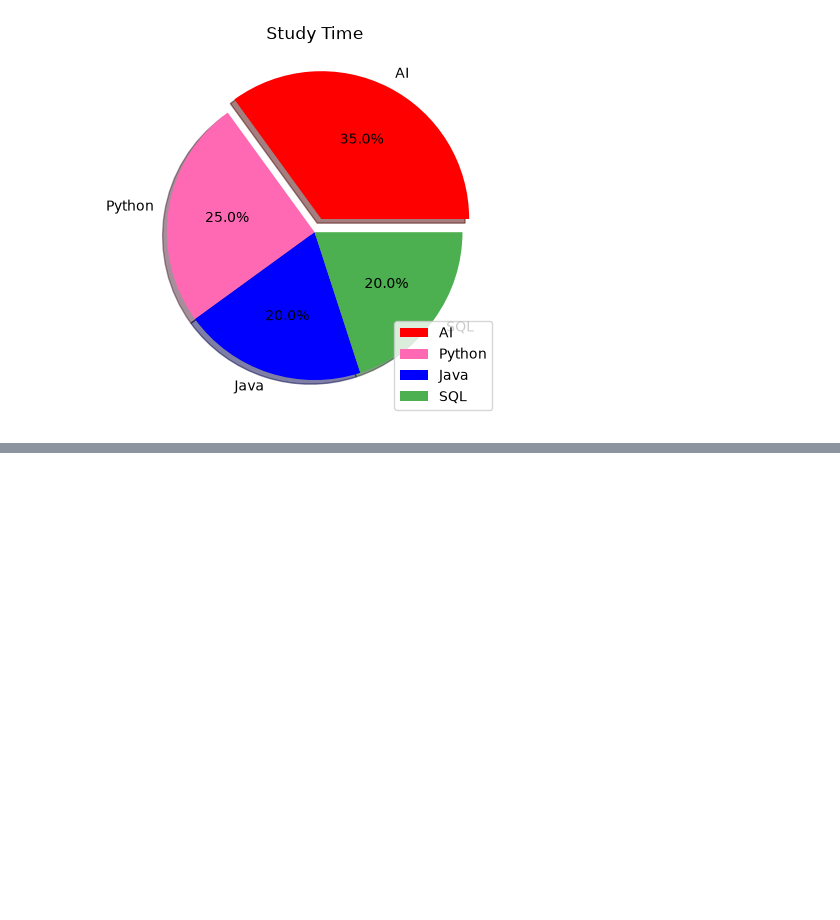
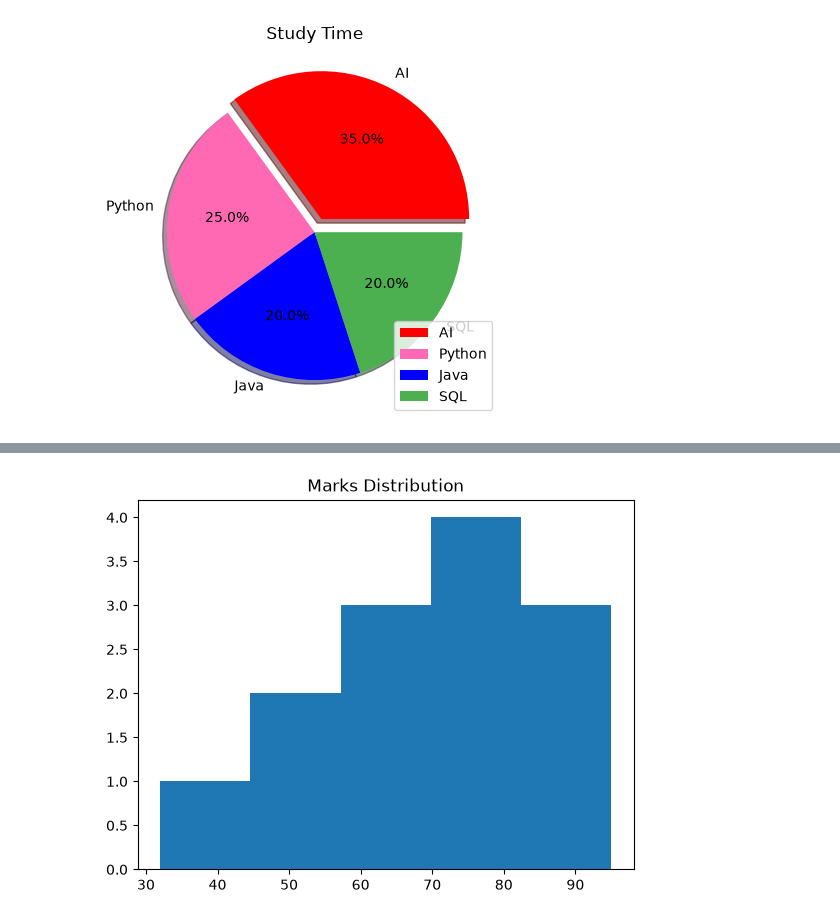
Before and after one commit to RituRai-03/Data-Visualization, a Jupyter notebook: Matplotlib.ipynb, the cells around one changed output, grey strips where cells are left out. Cells and saved outputs as stored; diff of their text form; code cells hidden in the pictures; blank space fills up the shorter version.

```diff
--- a/Matplotlib.ipynb
+++ b/Matplotlib.ipynb
@@ -136,0 +154,9 @@ plt.show()
+# %%
+marks=[55,60,65,70,75,80,85,90,95,62,32,79,54]
+plt.hist(marks,
+bins=5
+)
+plt.title("Marks Distribution")
+plt.show()
+# %% [output]
+[figure, added]
```
Also changed, not shown: parts of 4 cells of this notebook.
